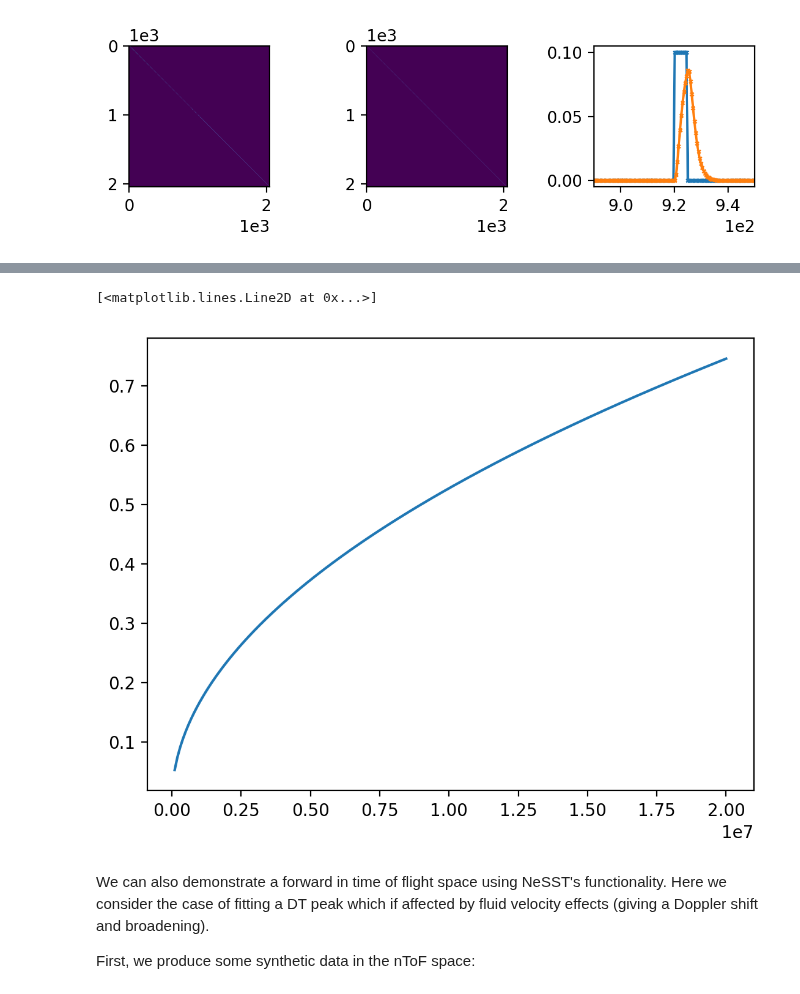
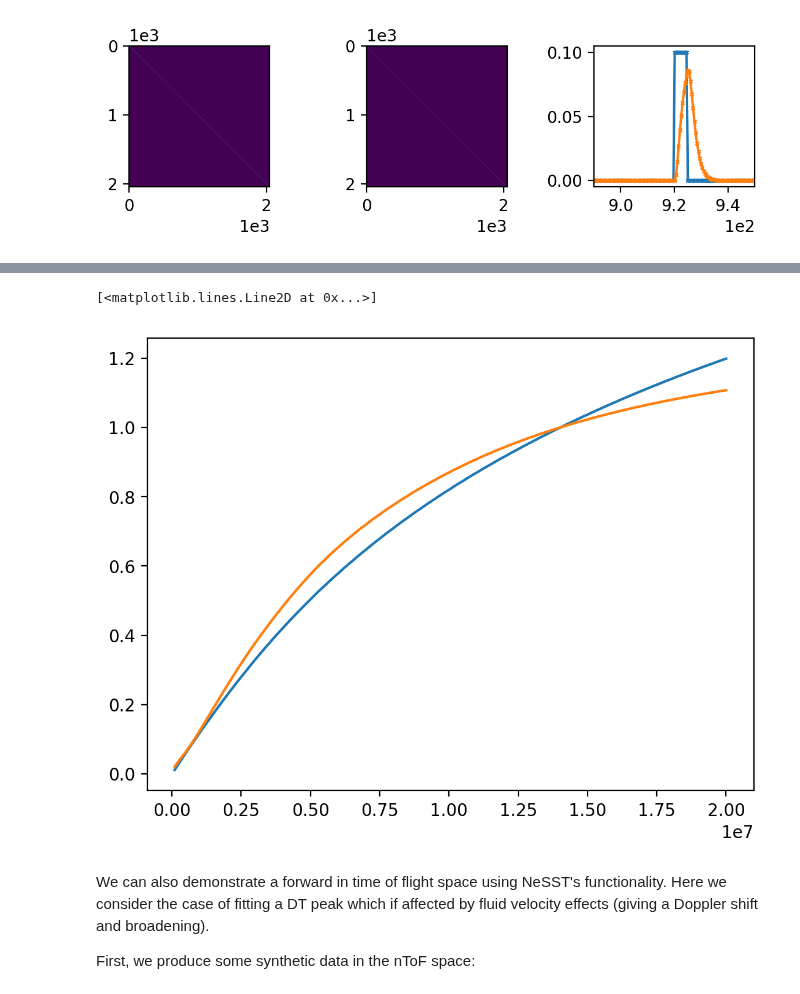
Before and after one commit to aidancrilly/NeSST, a Jupyter notebook: example/NeSST Guide.ipynb, the cells around one changed output, grey strips where cells are left out. Cells and saved outputs as stored; diff of their text form; code cells hidden in the pictures.

Commit message:
Added Verbinski NLO

```diff
--- a/example/NeSST Guide.ipynb
+++ b/example/NeSST Guide.ipynb
@@ -545,12 +545,14 @@ We can use this to create a more realistic sensitivity function
 # %%
-NLO_sensitivity = nst.time_of_flight.get_power_law_NLO(4.0e3,1.5)
+NLO_pwrlaw_sensitivity    = nst.time_of_flight.get_power_law_NLO(1.5)
+NLO_Verbinski_sensitivity = nst.time_of_flight.get_Verbinski_NLO()
 
 plt.figure(dpi=200)
 E_ntof = np.linspace(0.1e6,20e6,200)
-plt.plot(E_ntof,NLO_sensitivity(E_ntof))
+plt.plot(E_ntof,NLO_pwrlaw_sensitivity(E_ntof))
+plt.plot(E_ntof,NLO_Verbinski_sensitivity(E_ntof))
 # %% [output]
 [<matplotlib.lines.Line2D at 0x...>]
-[figure, old version]
+[figure, new version]
 # %% [markdown]
 We can also demonstrate a forward in time of flight space using NeSST's functionality. Here we consider the case of fitting a DT peak which if affected by fluid velocity effects (giving a Doppler shift and broadening).
 
```
Also changed, not shown: parts of 7 cells of this notebook, 5 other files.
